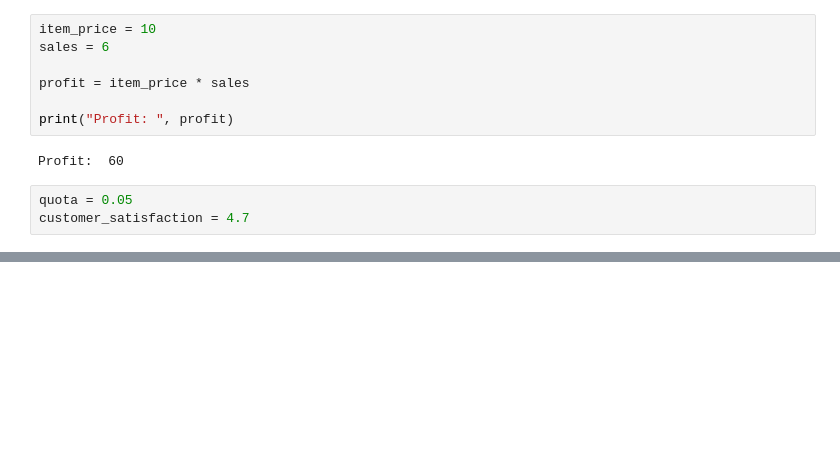
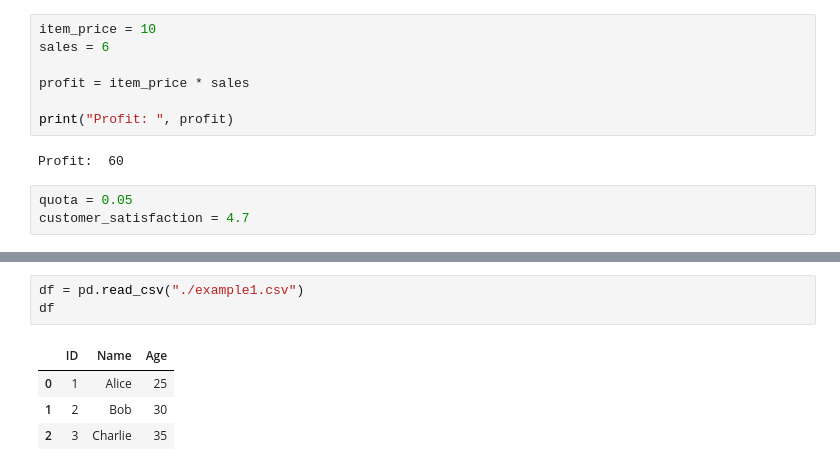
Before and after one commit to TKssk01/aiinfinance, a Jupyter notebook: Class/practice.ipynb, the cells around one changed output, grey strips where cells are left out. Cells and saved outputs as stored; diff of their text form; blank space fills up the shorter version.

```diff
--- a/Class/practice.ipynb
+++ b/Class/practice.ipynb
@@ -36,0 +353,8 @@ customer_satisfaction = 4.7
+# %%
+df = pd.read_csv("./example1.csv")
+df
+# %% [output]
+|  | ID | Name | Age |
+| 0 | 1 | Alice | 25 |
+| 1 | 2 | Bob | 30 |
+| 2 | 3 | Charlie | 35 |
```
Also changed, not shown: parts of 61 cells of this notebook, 26 other files.
